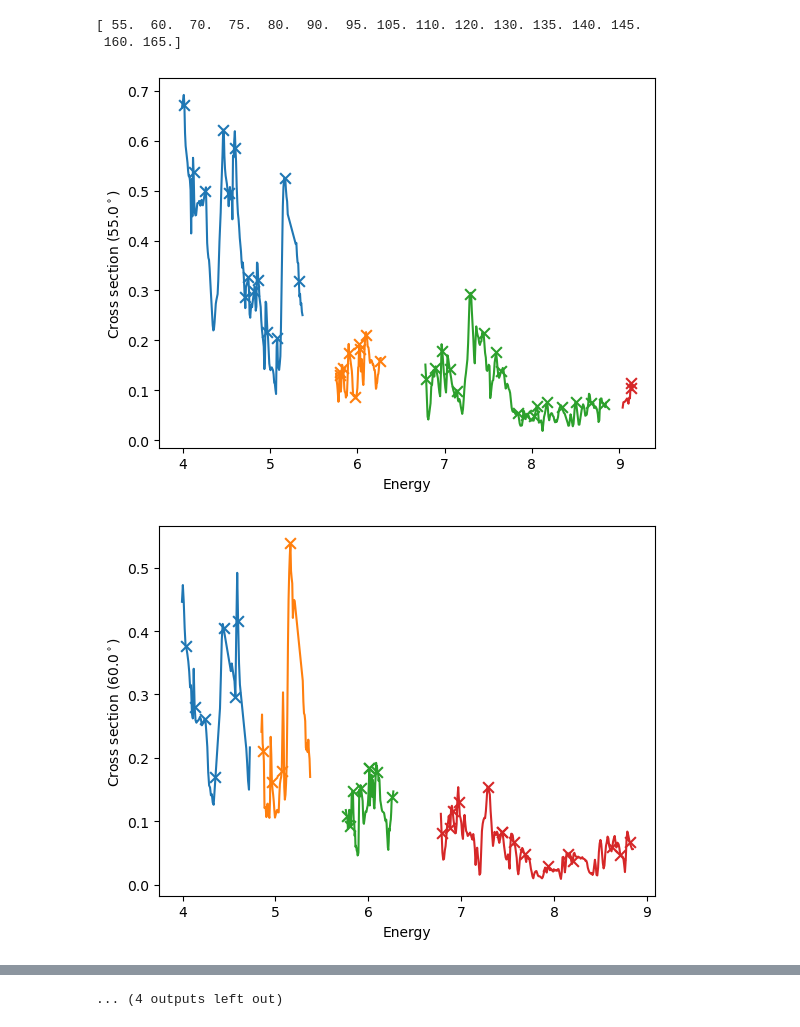
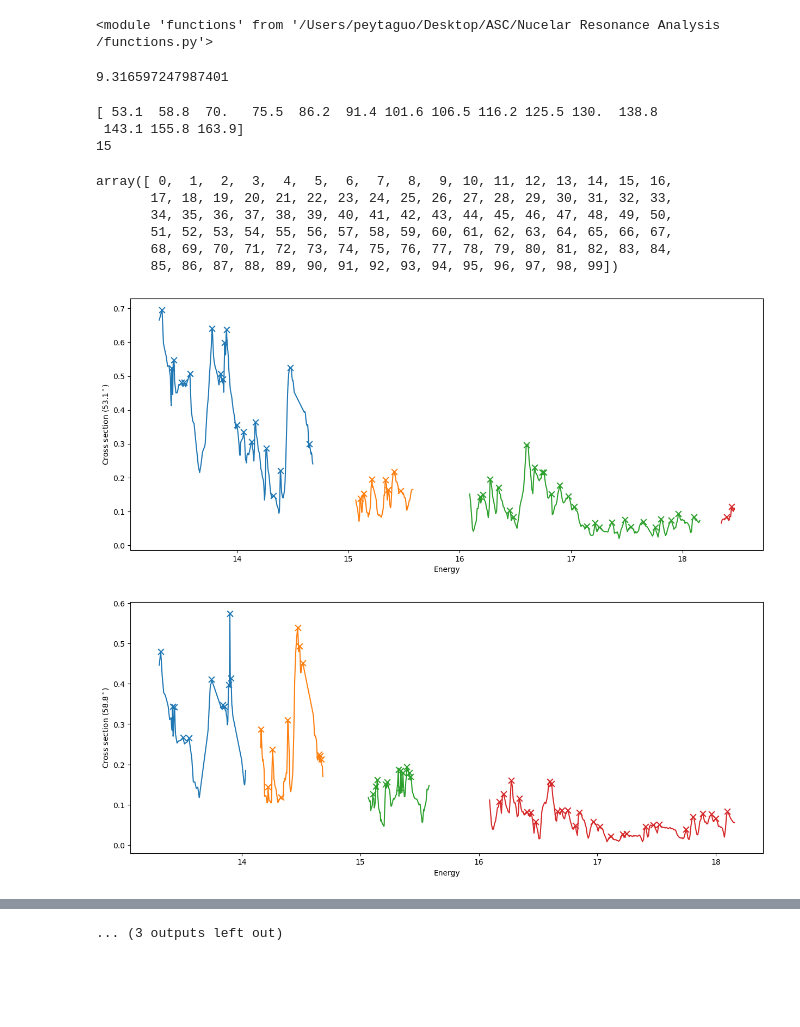
Before and after one commit to peytaguo/automated-resonance-analysis, a Jupyter notebook: analysis.ipynb, the cells around one changed output, grey strips where cells are left out. Saved outputs shown, nothing was run; the diff lists cells and outputs as text; code cells hidden in the pictures; blank space fills up the shorter version.

Commit message:
Add local maxima peak detector + visualise zeros and maxima of pl^2

```diff
--- a/analysis.ipynb
+++ b/analysis.ipynb
@@ -6,21 +6,52 @@ import numpy as np
 import functions
 
 from matplotlib import pyplot as plt
+# %%
+import importlib
+import functions
+importlib.reload(functions)
+# %% [output]
+<module 'functions' from '/Users/peytaguo/Desktop/ASC/Nucelar Resonance Analysis /functions.py'>
+# %%
+ne_amu = 19.9869544
+a_amu = 4.001506179129
+
+mg_amu = 23.9784588
+uc2 = 931.494 #MeV
+
+energy_threshold = (ne_amu + a_amu - mg_amu)*uc2
+print(energy_threshold)
+# %% [output]
+9.316597247987401
 # %%
 sigma = np.load("data/peyta_sigma.npy")
 dsigma = np.load("data/peyta_dsigma.npy")
 theta_cm = np.load("data/peyta_theta_cm.npy")
 ke_cm = np.load("data/peyta_ke_cm.npy")
 
-rounded_theta_cm = np.ceil( theta_cm / 5) * 5
+rounded_theta_cm = np.round(theta_cm, 1)
+rounded_theta_cm[rounded_theta_cm == 53.2] = 53.1
+rounded_theta_cm[rounded_theta_cm == 143.2] = 143.1
+rounded_theta_cm[rounded_theta_cm == 155.7] = 155.8
 
 print( np.unique( rounded_theta_cm ) )
+print(len(np.unique(rounded_theta_cm)))
 # %% [output]
-[ 55.  60.  70.  75.  80.  90.  95. 105. 110. 120. 130. 135. 140. 145.
- 160. 165.]
+[ 53.1  58.8  70.   75.5  86.2  91.4 101.6 106.5 116.2 125.5 130.  138.8
+ 143.1 155.8 163.9]
+15
+# %%
+np.arange(100)
+# %% [output]
+array([ 0,  1,  2,  3,  4,  5,  6,  7,  8,  9, 10, 11, 12, 13, 14, 15, 16,
+       17, 18, 19, 20, 21, 22, 23, 24, 25, 26, 27, 28, 29, 30, 31, 32, 33,
+       34, 35, 36, 37, 38, 39, 40, 41, 42, 43, 44, 45, 46, 47, 48, 49, 50,
+       51, 52, 53, 54, 55, 56, 57, 58, 59, 60, 61, 62, 63, 64, 65, 66, 67,
+       68, 69, 70, 71, 72, 73, 74, 75, 76, 77, 78, 79, 80, 81, 82, 83, 84,
+       85, 86, 87, 88, 89, 90, 91, 92, 93, 94, 95, 96, 97, 98, 99])
 # %%
-all_cs = functions.get_all_cs(rounded_theta_cm, ke_cm, sigma, dsigma)
-functions.visualise_all_peaks(all_cs)
+all_cs = functions.get_all_cs(rounded_theta_cm, ke_cm, sigma, dsigma, 9.31)
+functions.visualise_all_peaks(all_cs, lm=True)
 # %% [output]
-[figure, old version]
+[figure, new version]
-[figure, old version]
+[figure, new version]
@@ -37 +68 @@ functions.visualise_all_peaks(all_cs)
-... (4 outputs left out)
+... (3 outputs left out)
```
Also changed, not shown: parts of 9 cells of this notebook, 1 other file.
